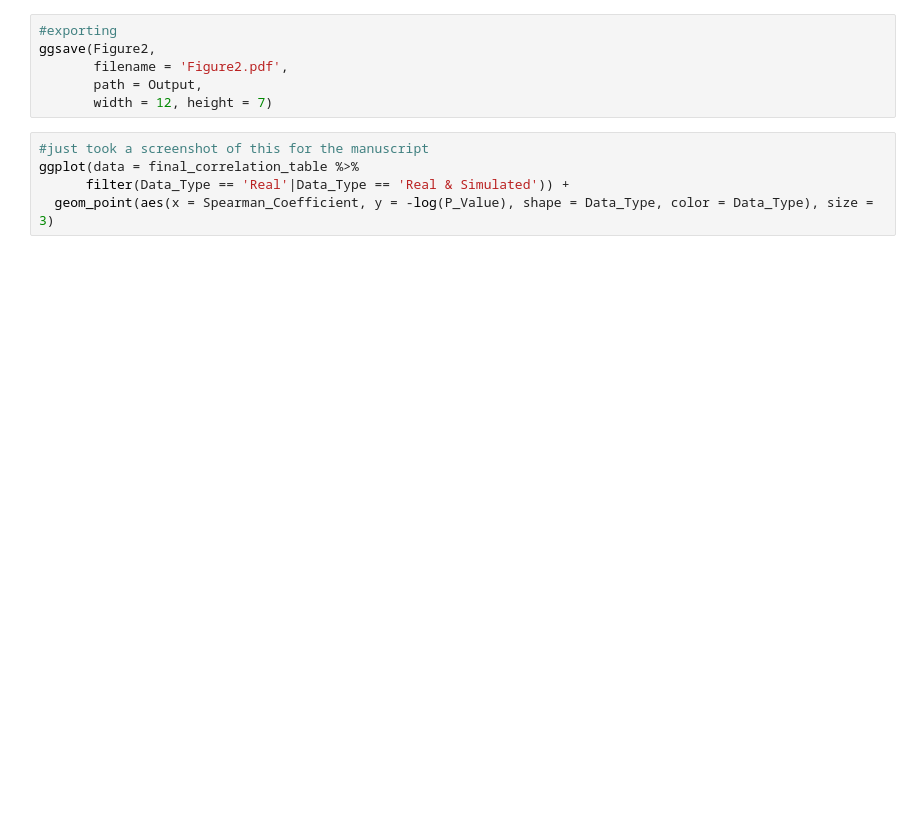
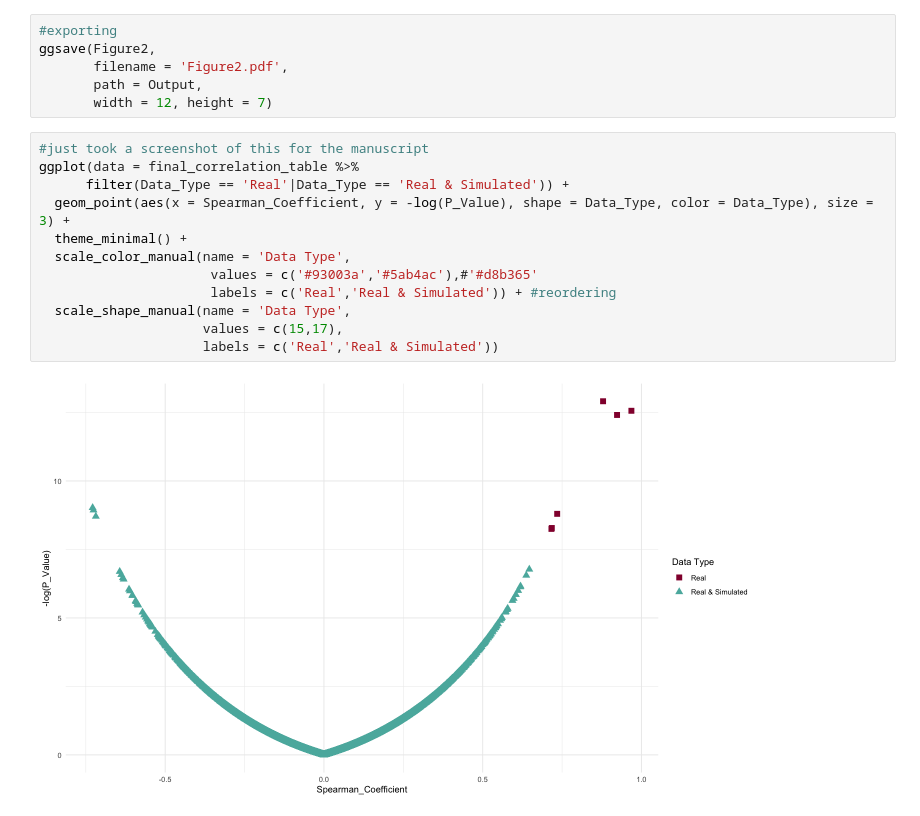
Before and after one commit to Ragerlab/Script_for_Cytokine-Signature-Clusters-as-a-Tool-to-Compare-Changes-associated-with-Tobacco-Product-, a Jupyter notebook: Simulation Analysis (Figure 2).ipynb, the cells around one changed output. Drawn from its saved outputs; the diff is of its cells as text; blank space fills up the shorter version.

```diff
--- a/Simulation Analysis (Figure 2).ipynb
+++ b/Simulation Analysis (Figure 2).ipynb
@@ -326,5 +305,14 @@ ggsave(Figure2,
 # %%
 #just took a screenshot of this for the manuscript
 ggplot(data = final_correlation_table %>%
       filter(Data_Type == 'Real'|Data_Type == 'Real & Simulated')) +
-  geom_point(aes(x = Spearman_Coefficient, y = -log(P_Value), shape = Data_Type, color = Data_Type), size = 3)
+  geom_point(aes(x = Spearman_Coefficient, y = -log(P_Value), shape = Data_Type, color = Data_Type), size = 3) +
+  theme_minimal() +
+  scale_color_manual(name = 'Data Type',
+                      values = c('#93003a','#5ab4ac'),#'#d8b365'
+                      labels = c('Real','Real & Simulated')) + #reordering
+  scale_shape_manual(name = 'Data Type',
+                     values = c(15,17),
+                     labels = c('Real','Real & Simulated'))
+# %% [output]
+[figure, added]
```
Also changed, not shown: parts of 4 cells of this notebook.
